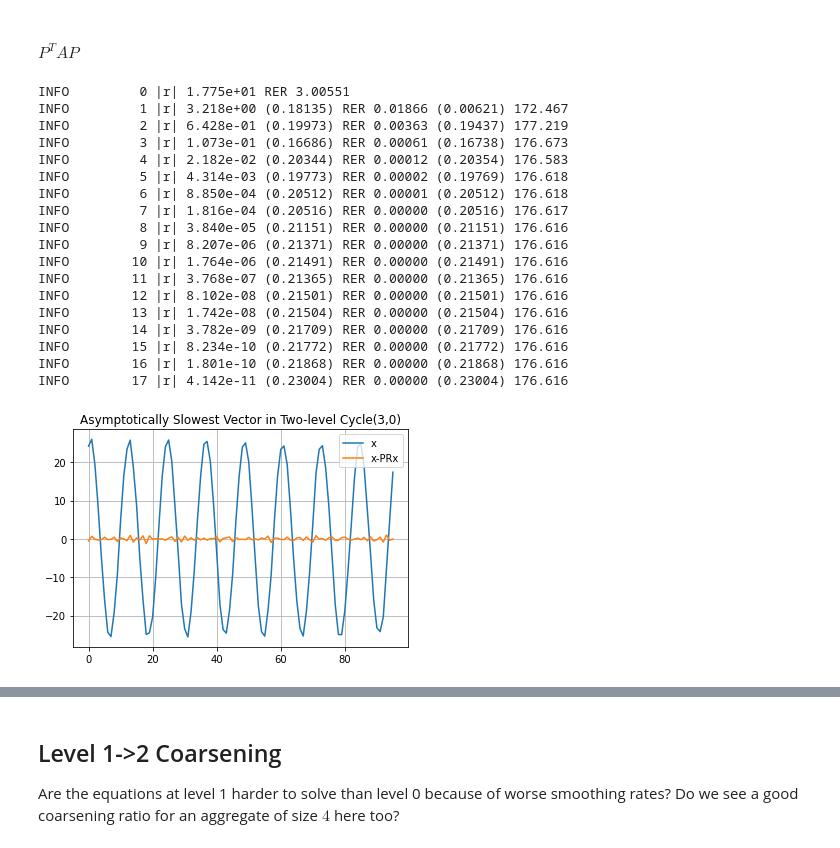
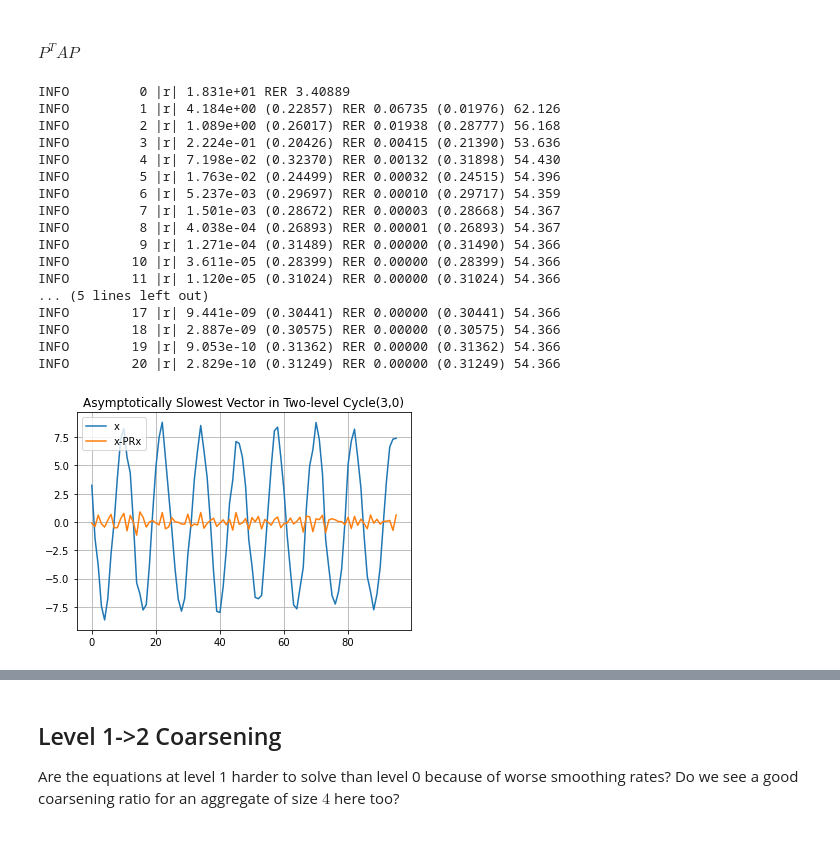
Before and after one commit to 436ahsan/Helmholtz, a Jupyter notebook: notebooks/helmholtz_repetitive_ptaq.ipynb, the cells around one changed output, grey strips where cells are left out. Saved outputs shown, nothing was run; the diff lists cells and outputs as text; code cells hidden in the pictures.

Commit message:
3-level V-cycle works.

```diff
--- a/notebooks/helmholtz_repetitive_ptaq.ipynb
+++ b/notebooks/helmholtz_repetitive_ptaq.ipynb
@@ -15,6 +81,7 @@ np.random.seed(2)
 
 # Domain size.
 n = 96
+domain_size = n   # With meshsize h = 1.
 # Scaled wave number. Fit so lam_min = 0 (integer # periods in domain).
 discretization = "5-point"
 #kh = 0
@@ -26,8 +93,9 @@ repetitive = True
 ideal_tv = False    # Use eigenvectors or not.
 # Number of test vectors.
 num_examples = 4
+
 # Set # sweeps manually here.
-num_sweeps_on_vectors = 300 # None
+num_sweeps_on_vectors = 100 # None
 threshold = 0.1
 
 # Boottstrapping parameters.
@@ -183,7 +260,7 @@ for use_r_as_restriction, title in zip(coarsening_values, titles):
         #print("caliber", caliber)
 
         p = hm.setup.auto_setup.create_interpolation(
-            x, a, R, interpolation_method, aggregate_size=aggregate_size, nc=num_components,
+            x, a, R, level.location, domain_size, interpolation_method, aggregate_size=aggregate_size, nc=num_components,
             neighborhood=neighborhood, repetitive=repetitive, target_error=0.1,
             caliber=caliber, fit_scheme=fit_scheme, weighted=weighted)
         #print("p row sums", np.array(p.sum(axis=1)).flatten()[:5])
@@ -288,48 +365,48 @@ A^1
 ... (12 outputs left out)
 # %%
 # Pick an interpolation operator P:1->0 to work with. We use a high-order (caliber 4) P.
-p = p_experiment[False][-1]
+p = p_experiment[True][-1]  # R*A*P P high order
+#p = p_experiment[True][0]  # R*A*P P=R^T
 # %% [markdown]
 ### Solving $Ax = b$ - Convergence History
 # %% [markdown]
 #### $P^T A P$
 # %%
+# TODO(orenlivne): define error as (x-x0) projected onto range(a).
 nu = 3
-use_r_as_restriction = False
+use_r_as_restriction = True
 
-multilevel = hm.repetitive.locality.create_two_level_hierarchy(
-    kh, discretization, n, R, p, aggregate_size, num_components, use_r_as_restriction=use_r_as_restriction)
+m0 = hm.repetitive.locality.create_two_level_hierarchy_from_matrix(
+    level.a, level.location, R, p, aggregate_size, num_components, use_r_as_restriction=use_r_as_restriction)
 
-y, _ = hm.repetitive.locality.two_level_conv_factor(multilevel, nu, print_frequency=1,
-                                                    debug=False)
+y, _ = hm.repetitive.locality.two_level_conv_factor(m0, nu, print_frequency=1, debug=False)
 
 # Asymptotic vector.
 plt.title("Asymptotically Slowest Vector in Two-level Cycle({},0)".format(nu))
 y -= y.mean() # Remove zero component.
-e = y - multilevel[1].p.dot(multilevel[1].r.dot(y))
+e = y - m0[1].p.dot(m0[1].r.dot(y))
 plt.plot(y, label="x");
 plt.plot(e, label="x-PRx");
 plt.grid(True);
 plt.legend();
 # %% [output]
-INFO         0 |r| 1.775e+01 RER 3.00551
-INFO         1 |r| 3.218e+00 (0.18135) RER 0.01866 (0.00621) 172.467
-INFO         2 |r| 6.428e-01 (0.19973) RER 0.00363 (0.19437) 177.219
-INFO         3 |r| 1.073e-01 (0.16686) RER 0.00061 (0.16738) 176.673
-INFO         4 |r| 2.182e-02 (0.20344) RER 0.00012 (0.20354) 176.583
-INFO         5 |r| 4.314e-03 (0.19773) RER 0.00002 (0.19769) 176.618
-INFO         6 |r| 8.850e-04 (0.20512) RER 0.00001 (0.20512) 176.618
-INFO         7 |r| 1.816e-04 (0.20516) RER 0.00000 (0.20516) 176.617
-INFO         8 |r| 3.840e-05 (0.21151) RER 0.00000 (0.21151) 176.616
-INFO         9 |r| 8.207e-06 (0.21371) RER 0.00000 (0.21371) 176.616
-INFO        10 |r| 1.764e-06 (0.21491) RER 0.00000 (0.21491) 176.616
-INFO        11 |r| 3.768e-07 (0.21365) RER 0.00000 (0.21365) 176.616
-INFO        12 |r| 8.102e-08 (0.21501) RER 0.00000 (0.21501) 176.616
-INFO        13 |r| 1.742e-08 (0.21504) RER 0.00000 (0.21504) 176.616
-INFO        14 |r| 3.782e-09 (0.21709) RER 0.00000 (0.21709) 176.616
-INFO        15 |r| 8.234e-10 (0.21772) RER 0.00000 (0.21772) 176.616
-INFO        16 |r| 1.801e-10 (0.21868) RER 0.00000 (0.21868) 176.616
-INFO        17 |r| 4.142e-11 (0.23004) RER 0.00000 (0.23004) 176.616
+INFO         0 |r| 1.831e+01 RER 3.40889
+INFO         1 |r| 4.184e+00 (0.22857) RER 0.06735 (0.01976) 62.126
+INFO         2 |r| 1.089e+00 (0.26017) RER 0.01938 (0.28777) 56.168
+INFO         3 |r| 2.224e-01 (0.20426) RER 0.00415 (0.21390) 53.636
+INFO         4 |r| 7.198e-02 (0.32370) RER 0.00132 (0.31898) 54.430
+INFO         5 |r| 1.763e-02 (0.24499) RER 0.00032 (0.24515) 54.396
+INFO         6 |r| 5.237e-03 (0.29697) RER 0.00010 (0.29717) 54.359
+INFO         7 |r| 1.501e-03 (0.28672) RER 0.00003 (0.28668) 54.367
+INFO         8 |r| 4.038e-04 (0.26893) RER 0.00001 (0.26893) 54.367
+INFO         9 |r| 1.271e-04 (0.31489) RER 0.00000 (0.31490) 54.366
+INFO        10 |r| 3.611e-05 (0.28399) RER 0.00000 (0.28399) 54.366
+INFO        11 |r| 1.120e-05 (0.31024) RER 0.00000 (0.31024) 54.366
+... (5 lines left out)
+INFO        17 |r| 9.441e-09 (0.30441) RER 0.00000 (0.30441) 54.366
+INFO        18 |r| 2.887e-09 (0.30575) RER 0.00000 (0.30575) 54.366
+INFO        19 |r| 9.053e-10 (0.31362) RER 0.00000 (0.31362) 54.366
+INFO        20 |r| 2.829e-10 (0.31249) RER 0.00000 (0.31249) 54.366
-[figure, old version]
+[figure, new version]
 # %%
 # Calculate eigenpairs at all levels.
```
Also changed, not shown: parts of 42 cells of this notebook, 7 other files.
